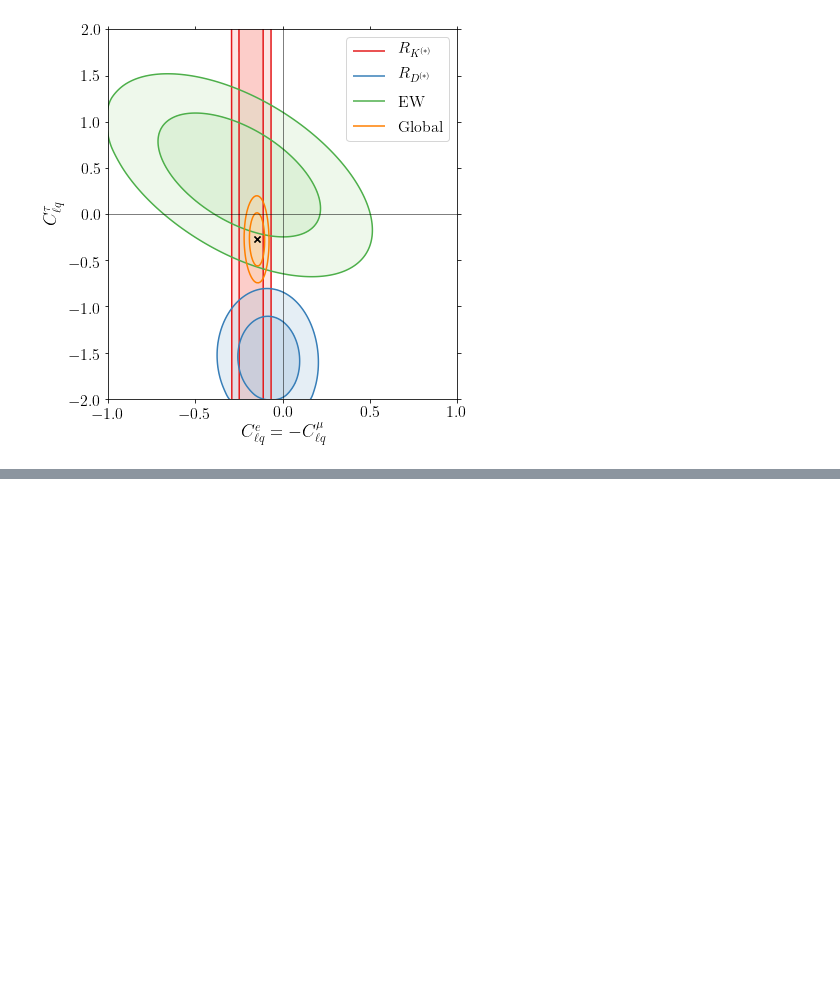
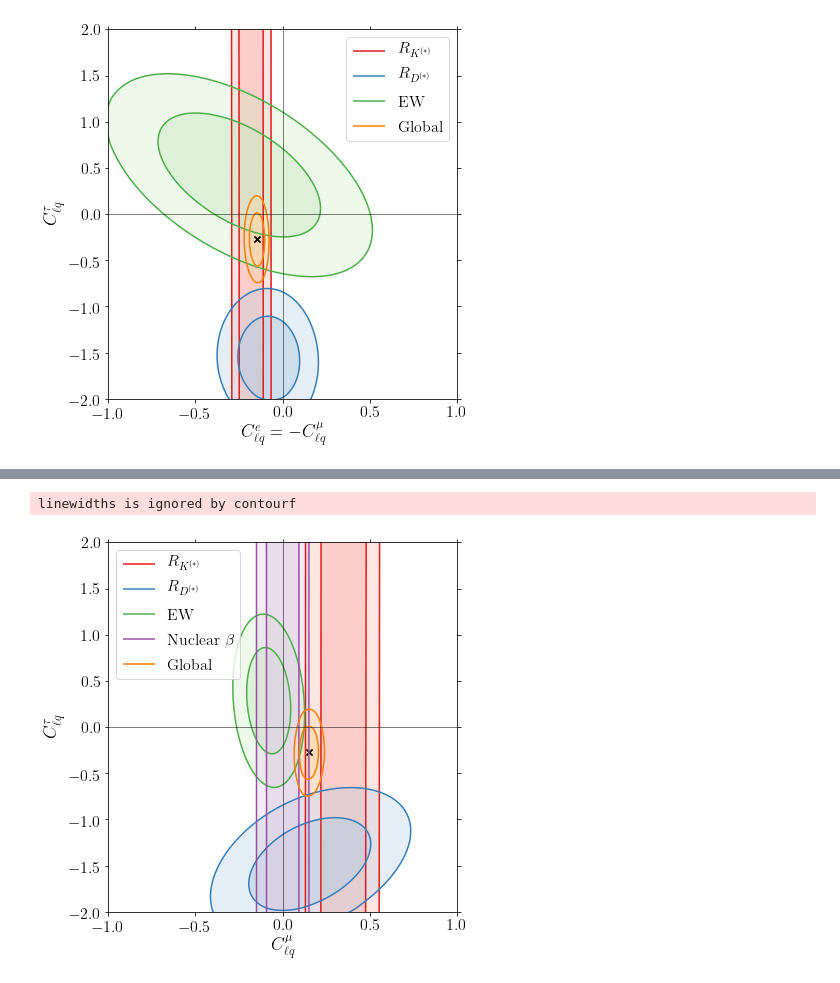
Before and after one commit to Jorge-Alda/SMEFT19, a Jupyter notebook: jupyter/PaperSMEFT/02_LikelihoodPlots.ipynb, the cells around one changed output, grey strips where cells are left out. Cells and saved outputs as stored; diff of their text form; code cells hidden in the pictures; blank space fills up the shorter version.

```diff
--- a/jupyter/PaperSMEFT/02_LikelihoodPlots.ipynb
+++ b/jupyter/PaperSMEFT/02_LikelihoodPlots.ipynb
@@ -112,0 +204,7 @@ likelihood_plot(read_meshgrid('../../likelihood/likelihood_XI.dat'), -1.0, 1.0,
+# %%
+likelihood_plot(read_meshgrid2(['../../likelihood/likelihood_VI.dat','../../likelihood/likelihood_VI_beta.dat']),
+                -1.0, 1.0, -2.0, 2.0, [r'$C_{\ell q}^\mu$', r'$C_{\ell q}^\tau$'], locleg='upper left',
+                colors=[0,1,2,3,4], bf=[0.152,-0.271], widths=[1.5,]*5, fout='../../plots/scVI_beta')
+# %% [output]
+linewidths is ignored by contourf
+[figure, added]
```
Also changed, not shown: parts of 15 cells of this notebook, 16 other files.
